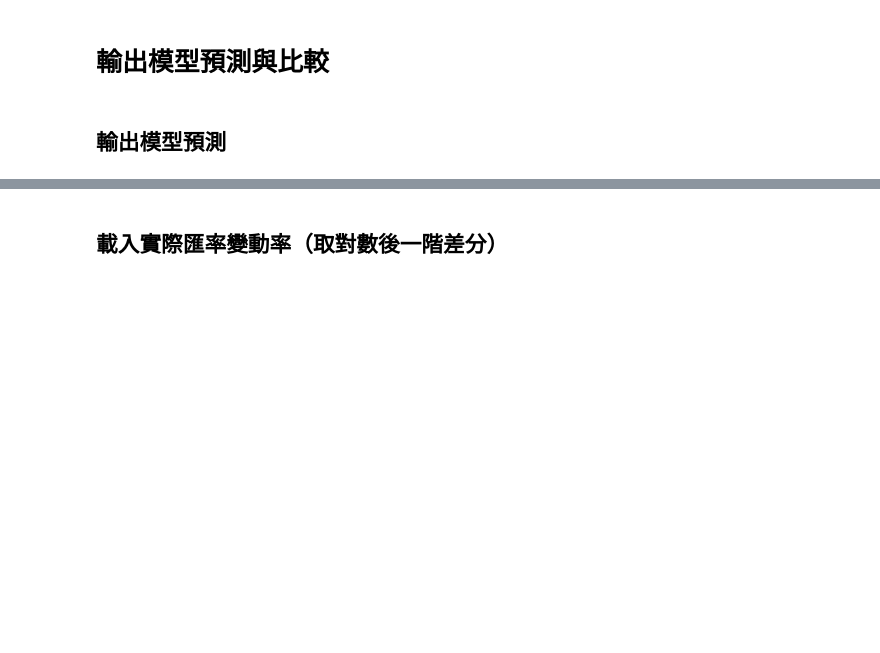
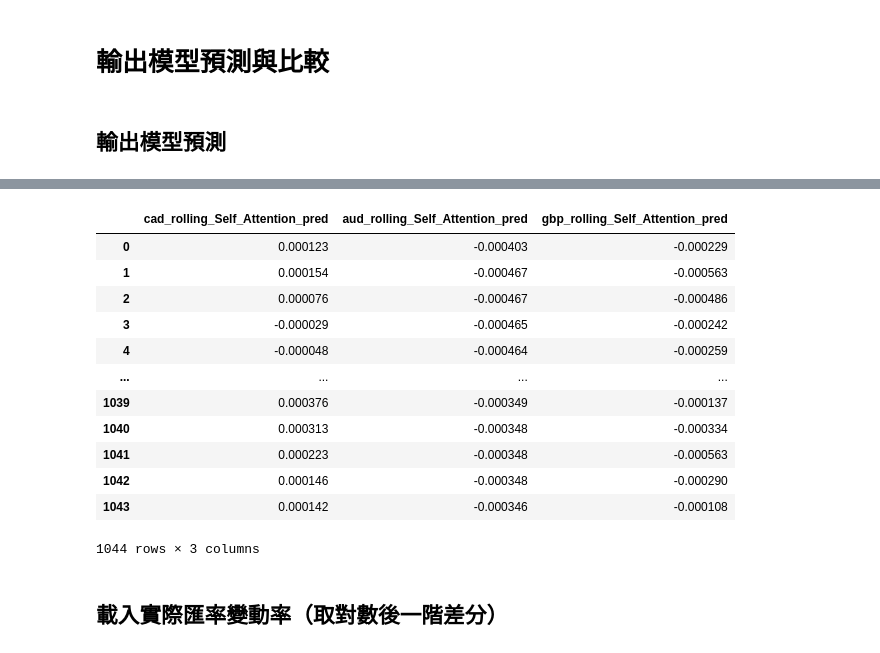
Before and after one commit to chungichien0923/LSTM_VS_ATTENTION, a Jupyter notebook: 3_Prediction_Performance.ipynb, the cells around one changed output, grey strips where cells are left out. Drawn from its saved outputs; the diff is of its cells as text; code cells hidden in the pictures; blank space fills up the shorter version.

```diff
--- a/3_Prediction_Performance.ipynb
+++ b/3_Prediction_Performance.ipynb
@@ -590,8 +892,22 @@ Self_Attention_recursive_prediction
 # %%
-Self_Attention_rolling_prediction = pd.concat([cad_rolling_Self_Attention_pred, aud_rolling_Self_Attention_pred, gbp_rolling_Self_Attention_pred], axis=1)
+Self_Attention_rolling_prediction = pd.DataFrame(np.column_stack((cad_rolling_Self_Attention_pred, aud_rolling_Self_Attention_pred, gbp_rolling_Self_Attention_pred)))
 Self_Attention_rolling_prediction.columns = ['cad_rolling_Self_Attention_pred', 'aud_rolling_Self_Attention_pred', 'gbp_rolling_Self_Attention_pred']
 Self_Attention_rolling_prediction.to_csv('./Self_Attention_rolling_prediction.csv')
 Self_Attention_rolling_prediction
+# %% [output]
+|  | cad_rolling_Self_Attention_pred | aud_rolling_Self_Attention_pred | gbp_rolling_Self_Attention_pred |
+| 0 | 0.000123 | -0.000403 | -0.000229 |
+| 1 | 0.000154 | -0.000467 | -0.000563 |
+| 2 | 0.000076 | -0.000467 | -0.000486 |
+| 3 | -0.000029 | -0.000465 | -0.000242 |
+| 4 | -0.000048 | -0.000464 | -0.000259 |
+| ... | ... | ... | ... |
+| 1039 | 0.000376 | -0.000349 | -0.000137 |
+| 1040 | 0.000313 | -0.000348 | -0.000334 |
+| 1041 | 0.000223 | -0.000348 | -0.000563 |
+| 1042 | 0.000146 | -0.000348 | -0.000290 |
+| 1043 | 0.000142 | -0.000346 | -0.000108 |
+1044 rows × 3 columns
 # %% [markdown]
 ## 載入實際匯率變動率（取對數後一階差分）
 # %%
```
Also changed, not shown: parts of 42 cells of this notebook.
